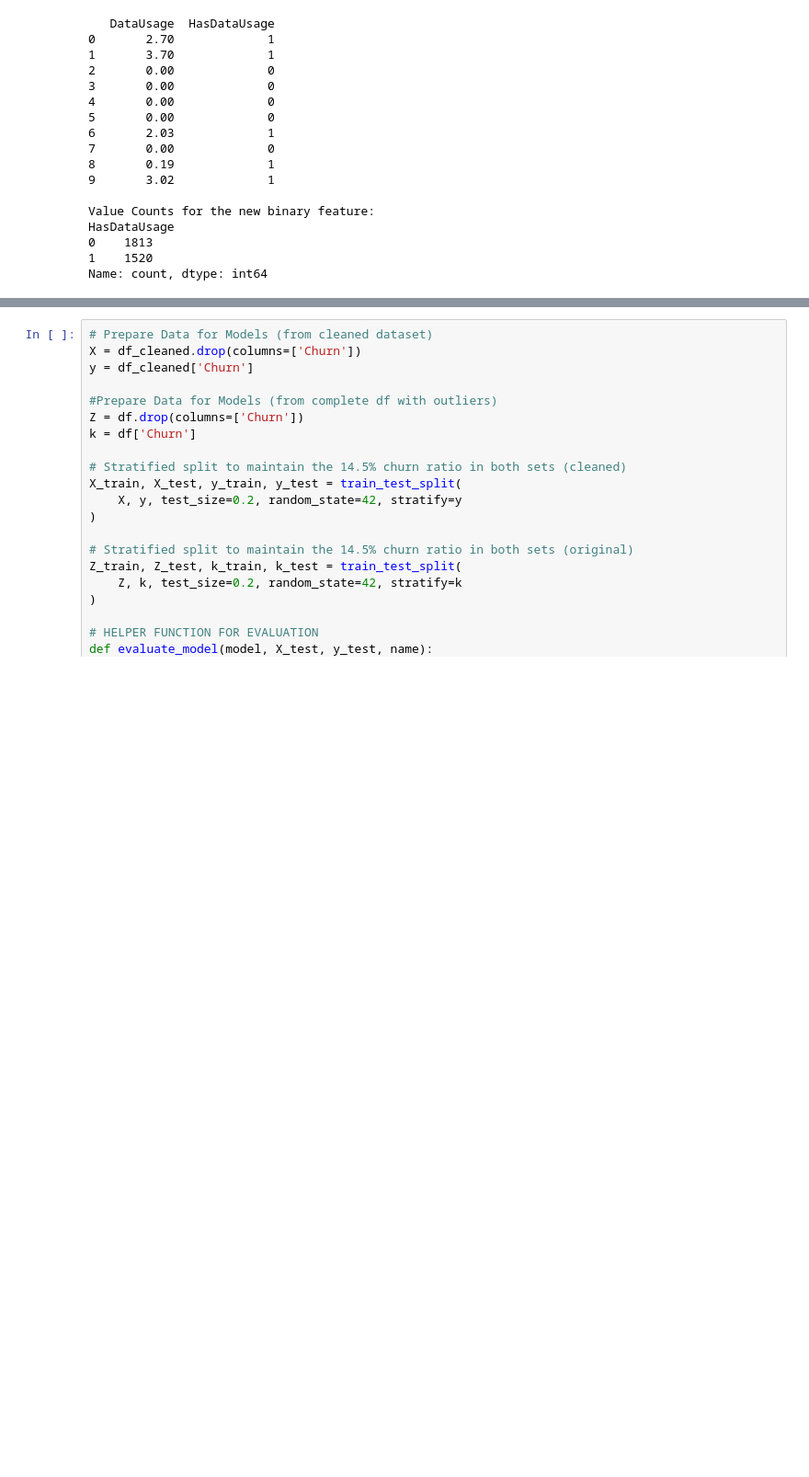
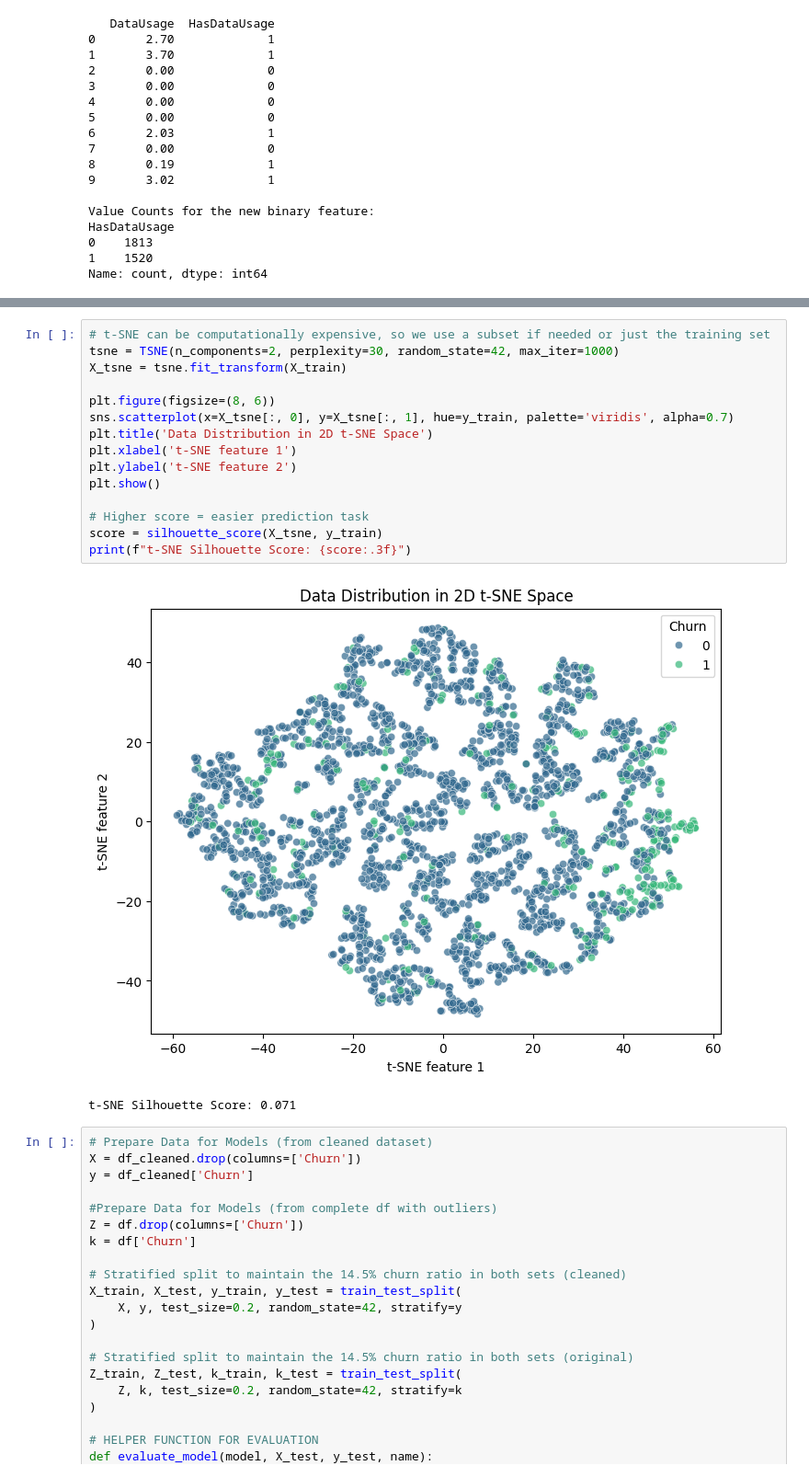
Before and after one commit to Francesca9933/ml-customer-churn-prediction, a Jupyter notebook: customer_churn_prediction.ipynb, the cells around one changed output, grey strips where cells are left out. Shown at 92% size. Cells and saved outputs as stored; diff of their text form; blank space fills up the shorter version.

Commit message:
PCA and TSNE before algorithms to understand complexity of predictions (+ scores and representations)

```diff
--- a/customer_churn_prediction.ipynb
+++ b/customer_churn_prediction.ipynb
@@ -596,3 +661,21 @@ In this part, we run the algorithms that can suit our case and we compare the al
+# %%
+# t-SNE can be computationally expensive, so we use a subset if needed or just the training set
+tsne = TSNE(n_components=2, perplexity=30, random_state=42, max_iter=1000)
+X_tsne = tsne.fit_transform(X_train)
+
+plt.figure(figsize=(8, 6))
+sns.scatterplot(x=X_tsne[:, 0], y=X_tsne[:, 1], hue=y_train, palette='viridis', alpha=0.7)
+plt.title('Data Distribution in 2D t-SNE Space')
+plt.xlabel('t-SNE feature 1')
+plt.ylabel('t-SNE feature 2')
+plt.show()
+
+# Higher score = easier prediction task
+score = silhouette_score(X_tsne, y_train)
+print(f"t-SNE Silhouette Score: {score:.3f}")
+# %% [output]
+[figure, added]
+t-SNE Silhouette Score: 0.071
 # %%
 # Prepare Data for Models (from cleaned dataset)
 X = df_cleaned.drop(columns=['Churn'])
```
Also changed, not shown: parts of 5 cells of this notebook, 4 other files.
